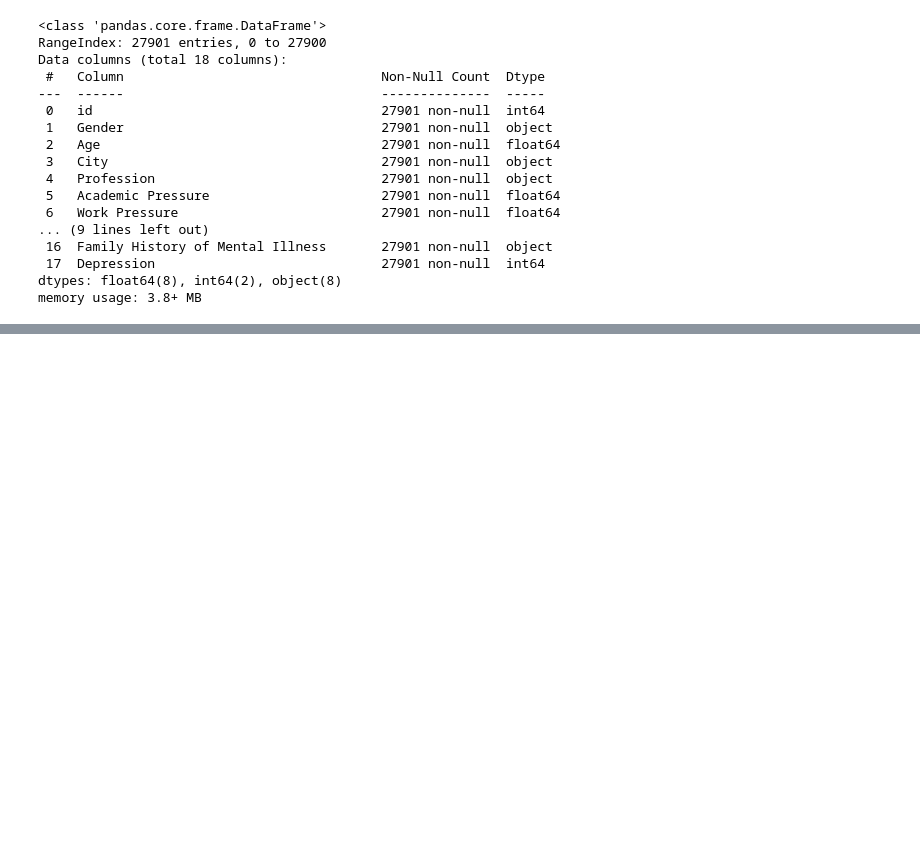
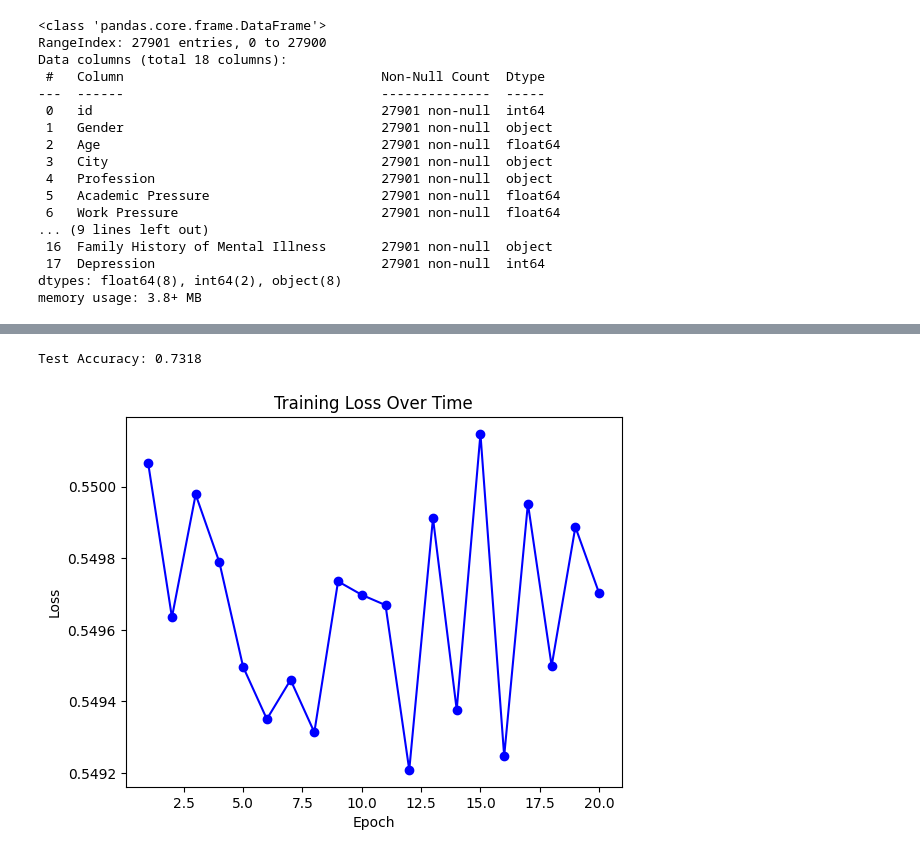
Before and after one commit to paranjaa/ece1508-student-depression-project, a Jupyter notebook: ECE1508_Project.ipynb, the cells around one changed output, grey strips where cells are left out. Saved outputs shown, nothing was run; the diff lists cells and outputs as text; code cells hidden in the pictures; blank space fills up the shorter version.

Commit message:
Made a basic nn. I did use chatgpt for some example code since I had trouble with the assignments, so we need to change it and improve on it (not like it converges right now anyway)

```diff
--- a/ECE1508_Project.ipynb
+++ b/ECE1508_Project.ipynb
@@ -96,0 +79,4 @@ history = model.fit(x_train,y_train,epochs=100)
+# %%
+#Probably need to do some cleaning on this? Change some of the columns to numeric values?
+X = df.iloc[:, 5:9].values  # selecting some of the numeric columns
+y = df.iloc[:, -1].values   # only take the last one, since it has our label
@@ -96,0 +92,7 @@ history = model.fit(x_train,y_train,epochs=100)
+# %%
+train_dataset = TensorDataset(X_train, y_train)
+test_dataset = TensorDataset(X_test, y_test)
+
+#need to look into how dataloaders work, also that the test set doesn't need to be shuffled
+train_loader = DataLoader(train_dataset, batch_size=16, shuffle=True)
+test_loader = DataLoader(test_dataset, batch_size=16, shuffle=False)
@@ -96,0 +115,23 @@ history = model.fit(x_train,y_train,epochs=100)
+# %%
+model = SimpleNN(X_train.shape[1])
+criterion = nn.BCELoss()  #also tweek this learning
+optimizer = optim.Adam(model.parameters(), lr=0.01)
+# %%
+num_epochs = 20
+train_losses = []
+
+for epoch in range(num_epochs):
+    epoch_loss = 0  # Track loss for this epoch
+    for X_batch, y_batch in train_loader:
+        optimizer.zero_grad()
+        outputs = model(X_batch)
+        loss = criterion(outputs, y_batch)
+        loss.backward()
+        optimizer.step()
+
+        epoch_loss += loss.item()  # Sum up batch losses
+
+    avg_loss = epoch_loss / len(train_loader)  # Average loss per epoch
+    train_losses.append(avg_loss)  # Store for graphing
+
+    print(f"Epoch {epoch+1}/{num_epochs}, Loss: {avg_loss:.4f}")
@@ -96,0 +159,25 @@ history = model.fit(x_train,y_train,epochs=100)
+# %%
+#probably would have been useful to know doing it like this during a2
+model.eval()
+with torch.no_grad():
+    correct, total = 0, 0
+    for X_batch, y_batch in test_loader:
+        outputs = model(X_batch)
+        predicted = (outputs >= 0.5).float()
+        correct += (predicted == y_batch).sum().item()
+        total += y_batch.size(0)
+
+accuracy = correct / total
+print(f"Test Accuracy: {accuracy:.4f}")
+# %% [output]
+Test Accuracy: 0.7318
+# %%
+plt.plot(range(1, num_epochs + 1), train_losses, marker='o', linestyle='-', color='b')
+plt.xlabel("Epoch")
+plt.ylabel("Loss")
+plt.title("Training Loss Over Time")
+plt.show()
+
+#well, this needs improvements, it's not converging that well at all
+# %% [output]
+[figure, added]
```
Also changed, not shown: parts of 23 cells of this notebook.
